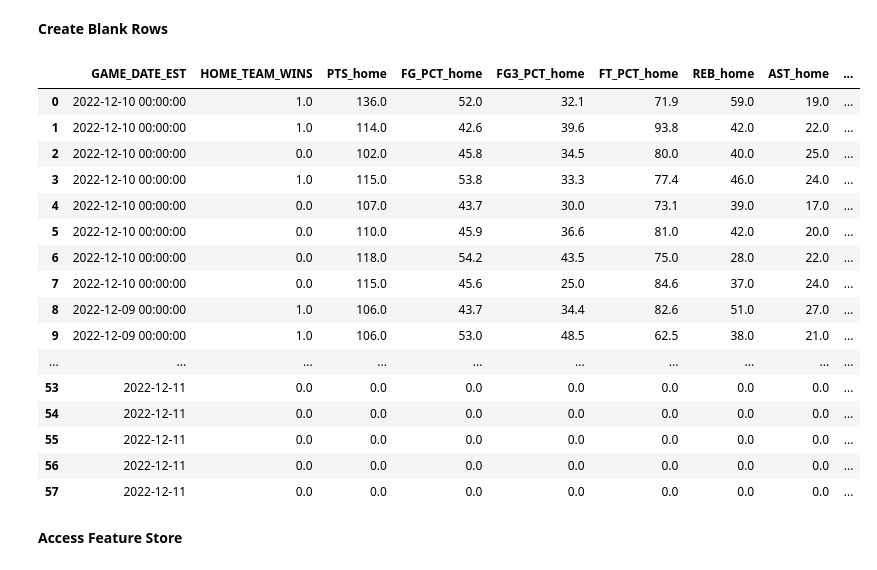
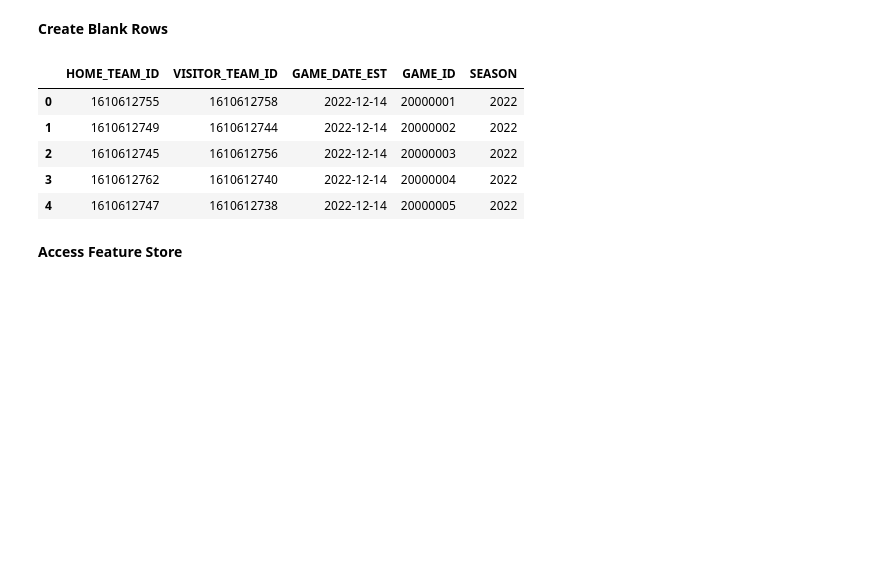
Before and after one commit to cmunch1/nba-prediction, a Jupyter notebook: 09_production_features_pipeline.ipynb, the cells around one changed output. Saved outputs shown, nothing was run; the diff lists cells and outputs as text; code cells hidden in the pictures; blank space fills up the shorter version.

```diff
--- a/09_production_features_pipeline.ipynb
+++ b/09_production_features_pipeline.ipynb
@@ -170,43 +159,34 @@ driver.close()
 # %%
 # append today's matchups to the new games dataframe
 
 # since we don't have access to official game ids, we will use the 20000001 + index as a game id
 # 20000001 is used to insure that feature engineering will treat this as a regular season game
-# this data is only used for prediction and is deleted after the prediction is made
+# this data will be updated later after the game is played
 
+
+df_today = pd.DataFrame()
 for i, matchup in enumerate(matchups):
     game_details = {'HOME_TEAM_ID': matchup[1],
                     'VISITOR_TEAM_ID': matchup[0],
                     'GAME_DATE_EST': datetime.now(timezone('EST')).strftime("%Y-%m-%d"),
                     'GAME_ID': 20000001+i,
                     'SEASON': SEASON,
                     }
     game_details_df = pd.DataFrame(game_details, index=[i])
     # append to new games dataframe
     df_today = pd.concat([df_today, game_details_df], ignore_index = True)
 
 #blank rows will be filled with 0 to prevent issues with feature engineering
 df_today = df_today.fillna(0)
 
 df_today
 # %% [output]
-|  | GAME_DATE_EST | HOME_TEAM_WINS | PTS_home | FG_PCT_home | FG3_PCT_home | FT_PCT_home | REB_home | AST_home | ... |
-| 0 | 2022-12-10 00:00:00 | 1.0 | 136.0 | 52.0 | 32.1 | 71.9 | 59.0 | 19.0 | ... |
-| 1 | 2022-12-10 00:00:00 | 1.0 | 114.0 | 42.6 | 39.6 | 93.8 | 42.0 | 22.0 | ... |
-| 2 | 2022-12-10 00:00:00 | 0.0 | 102.0 | 45.8 | 34.5 | 80.0 | 40.0 | 25.0 | ... |
-| 3 | 2022-12-10 00:00:00 | 1.0 | 115.0 | 53.8 | 33.3 | 77.4 | 46.0 | 24.0 | ... |
-| 4 | 2022-12-10 00:00:00 | 0.0 | 107.0 | 43.7 | 30.0 | 73.1 | 39.0 | 17.0 | ... |
-| 5 | 2022-12-10 00:00:00 | 0.0 | 110.0 | 45.9 | 36.6 | 81.0 | 42.0 | 20.0 | ... |
-| 6 | 2022-12-10 00:00:00 | 0.0 | 118.0 | 54.2 | 43.5 | 75.0 | 28.0 | 22.0 | ... |
-| 7 | 2022-12-10 00:00:00 | 0.0 | 115.0 | 45.6 | 25.0 | 84.6 | 37.0 | 24.0 | ... |
-| 8 | 2022-12-09 00:00:00 | 1.0 | 106.0 | 43.7 | 34.4 | 82.6 | 51.0 | 27.0 | ... |
-| 9 | 2022-12-09 00:00:00 | 1.0 | 106.0 | 53.0 | 48.5 | 62.5 | 38.0 | 21.0 | ... |
-| ... | ... | ... | ... | ... | ... | ... | ... | ... | ... |
-| 53 | 2022-12-11 | 0.0 | 0.0 | 0.0 | 0.0 | 0.0 | 0.0 | 0.0 | ... |
-| 54 | 2022-12-11 | 0.0 | 0.0 | 0.0 | 0.0 | 0.0 | 0.0 | 0.0 | ... |
-| 55 | 2022-12-11 | 0.0 | 0.0 | 0.0 | 0.0 | 0.0 | 0.0 | 0.0 | ... |
-| 56 | 2022-12-11 | 0.0 | 0.0 | 0.0 | 0.0 | 0.0 | 0.0 | 0.0 | ... |
-| 57 | 2022-12-11 | 0.0 | 0.0 | 0.0 | 0.0 | 0.0 | 0.0 | 0.0 | ... |
+|  | HOME_TEAM_ID | VISITOR_TEAM_ID | GAME_DATE_EST | GAME_ID | SEASON |
+| 0 | 1610612755 | 1610612758 | 2022-12-14 | 20000001 | 2022 |
+| 1 | 1610612749 | 1610612744 | 2022-12-14 | 20000002 | 2022 |
+| 2 | 1610612745 | 1610612756 | 2022-12-14 | 20000003 | 2022 |
+| 3 | 1610612762 | 1610612740 | 2022-12-14 | 20000004 | 2022 |
+| 4 | 1610612747 | 1610612738 | 2022-12-14 | 20000005 | 2022 |
 # %% [markdown]
 **Access Feature Store**
 # %%
```
Also changed, not shown: parts of 10 cells of this notebook.
